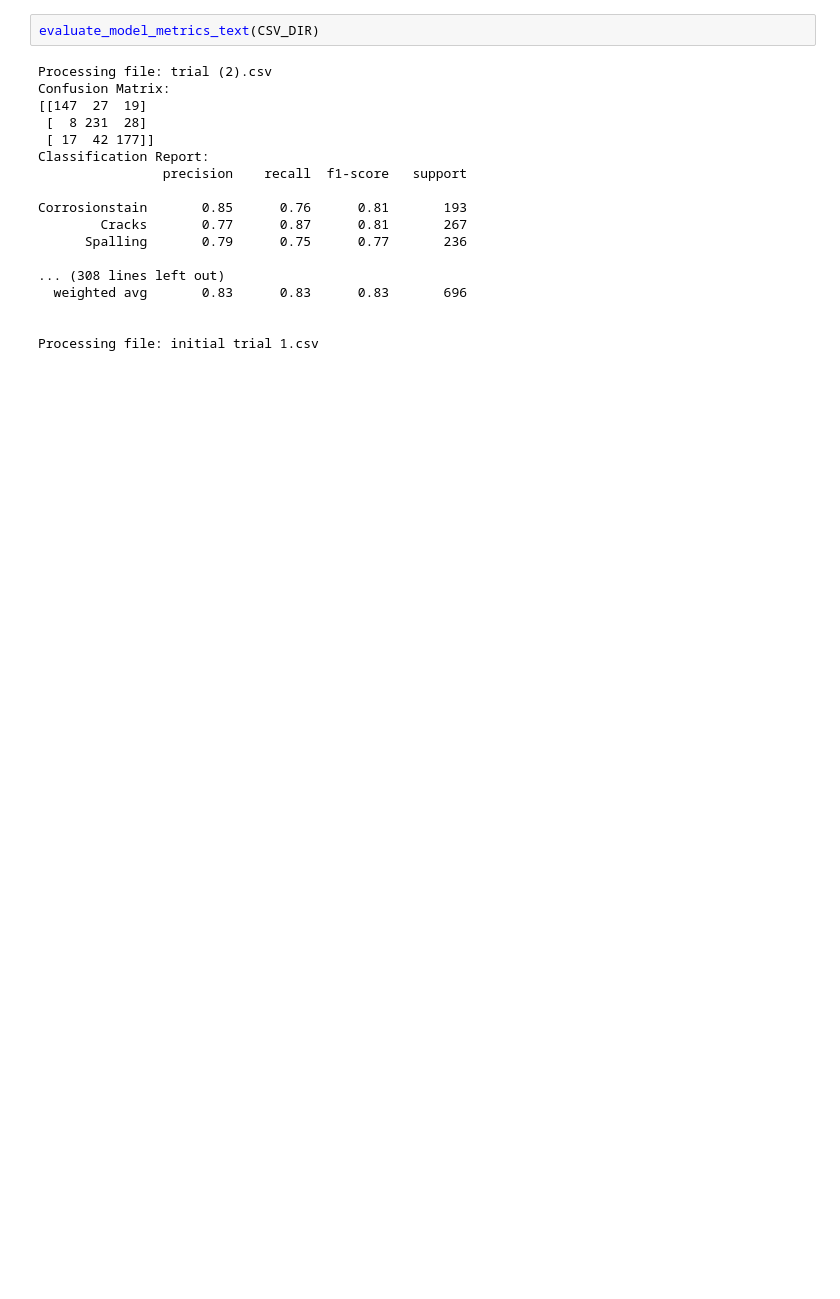
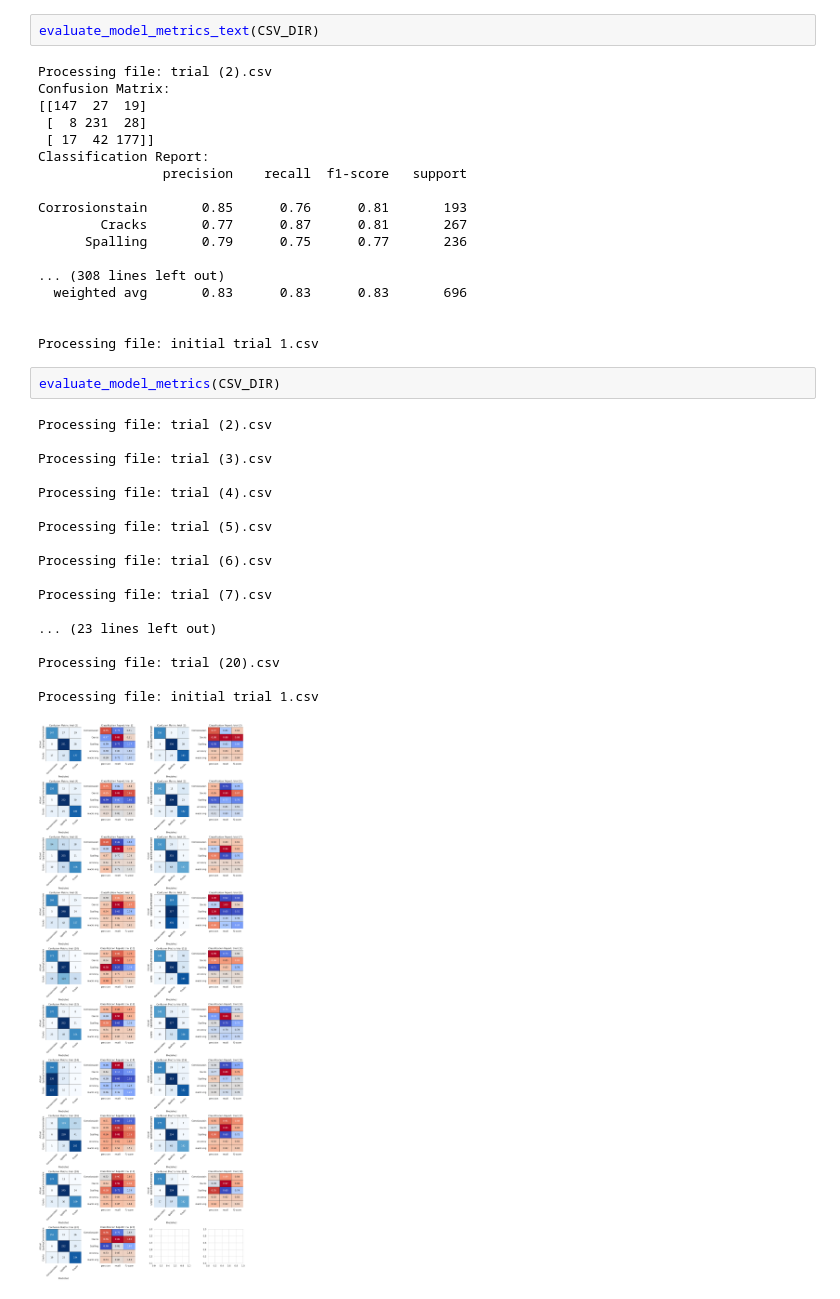
Before and after one commit to arborvitae-gg/bridge-inpsection-cnn-experiments, a Jupyter notebook: results.ipynb, the cells around one changed output. Drawn from its saved outputs; the diff is of its cells as text; blank space fills up the shorter version.

Commit message:
added trial results

```diff
--- a/results.ipynb
+++ b/results.ipynb
@@ -78,3 +166,24 @@ Corrosionstain       0.85      0.76      0.81       193
 
 
 Processing file: initial trial 1.csv
+# %%
+evaluate_model_metrics(CSV_DIR)
+# %% [output]
+Processing file: trial (2).csv
+
+Processing file: trial (3).csv
+
+Processing file: trial (4).csv
+
+Processing file: trial (5).csv
+
+Processing file: trial (6).csv
+
+Processing file: trial (7).csv
+
+... (23 lines left out)
+
+Processing file: trial (20).csv
+
+Processing file: initial trial 1.csv
+[figure, added]
```
Also changed, not shown: parts of 5 cells of this notebook, 1 other file.
